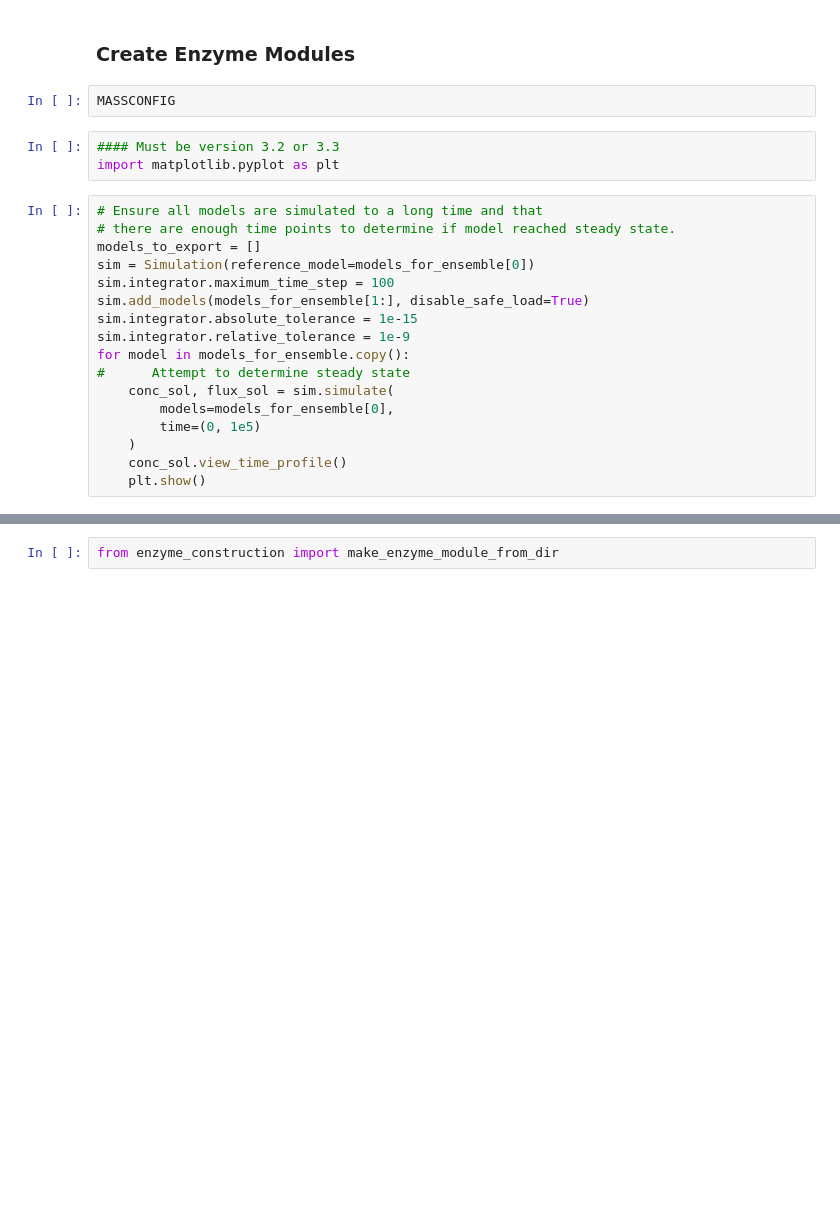
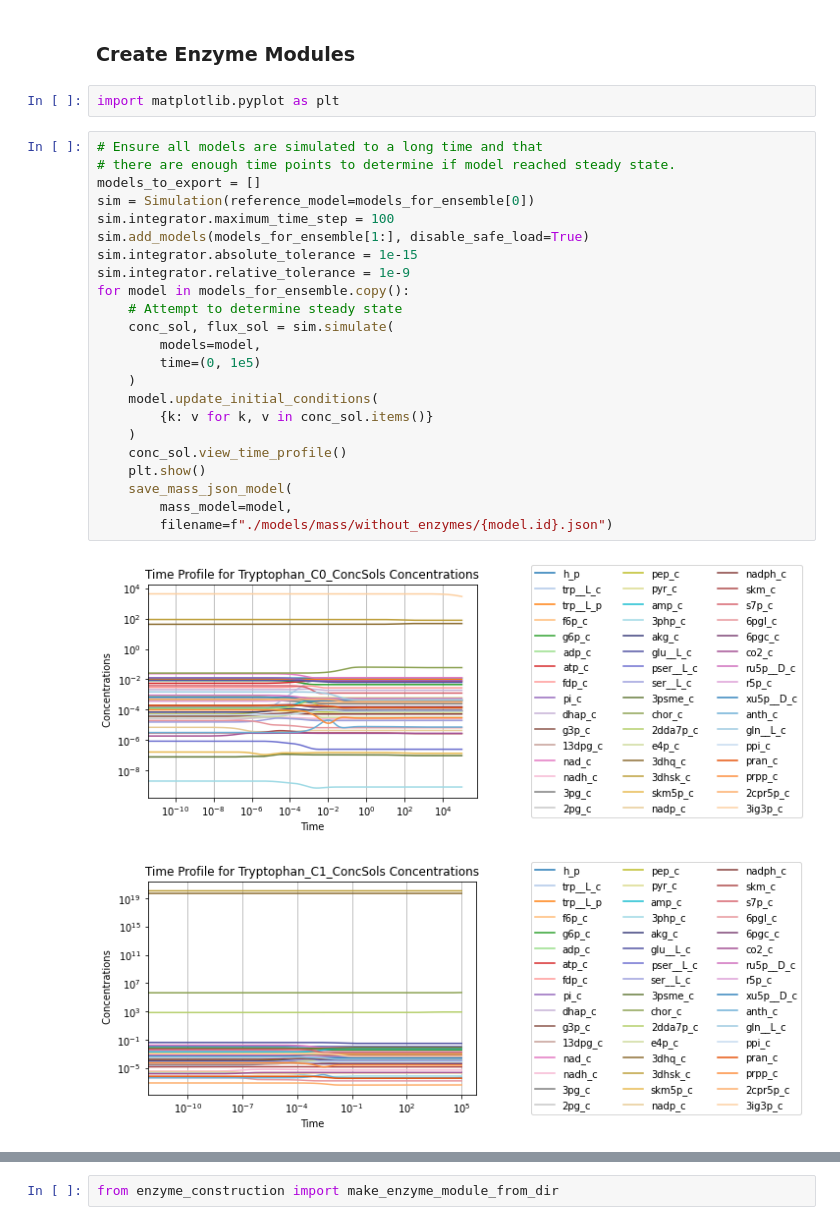
Before and after one commit to SBRG/GDGA_Shortcourse, a Jupyter notebook: Module4_Kinetics/Part2_Exercise/Tryptophan Pathway Model.ipynb, the cells around one changed output, grey strips where cells are left out. Saved outputs shown, nothing was run; the diff lists cells and outputs as text; blank space fills up the shorter version.

```diff
--- a/Module4_Kinetics/Part2_Exercise/Tryptophan Pathway Model.ipynb
+++ b/Module4_Kinetics/Part2_Exercise/Tryptophan Pathway Model.ipynb
@@ -603,24 +573,30 @@ Creating model Tryptophan_C1
 # %% [markdown]
 ### Create Enzyme Modules
-# %%
-MASSCONFIG
-# %%
-#### Must be version 3.2 or 3.3
-import matplotlib.pyplot as plt
-# %%
-# Ensure all models are simulated to a long time and that
-# there are enough time points to determine if model reached steady state.
-models_to_export = []
-sim = Simulation(reference_model=models_for_ensemble[0])
-sim.integrator.maximum_time_step = 100
-sim.add_models(models_for_ensemble[1:], disable_safe_load=True)
-sim.integrator.absolute_tolerance = 1e-15
-sim.integrator.relative_tolerance = 1e-9
-for model in models_for_ensemble.copy():
-#      Attempt to determine steady state
-    conc_sol, flux_sol = sim.simulate(
-        models=models_for_ensemble[0],
-        time=(0, 1e5)
-    )
-    conc_sol.view_time_profile()
-    plt.show()
+# %%
+import matplotlib.pyplot as plt
+# %%
+# Ensure all models are simulated to a long time and that
+# there are enough time points to determine if model reached steady state.
+models_to_export = []
+sim = Simulation(reference_model=models_for_ensemble[0])
+sim.integrator.maximum_time_step = 100
+sim.add_models(models_for_ensemble[1:], disable_safe_load=True)
+sim.integrator.absolute_tolerance = 1e-15
+sim.integrator.relative_tolerance = 1e-9
+for model in models_for_ensemble.copy():
+    # Attempt to determine steady state
+    conc_sol, flux_sol = sim.simulate(
+        models=model,
+        time=(0, 1e5)
+    )
+    model.update_initial_conditions(
+        {k: v for k, v in conc_sol.items()}
+    )
+    conc_sol.view_time_profile()
+    plt.show()
+    save_mass_json_model(
+        mass_model=model,
+        filename=f"./models/mass/without_enzymes/{model.id}.json")
+# %% [output]
+[figure, added]
+[figure, added]
```
Also changed, not shown: parts of 9 cells of this notebook, 7 other files.
